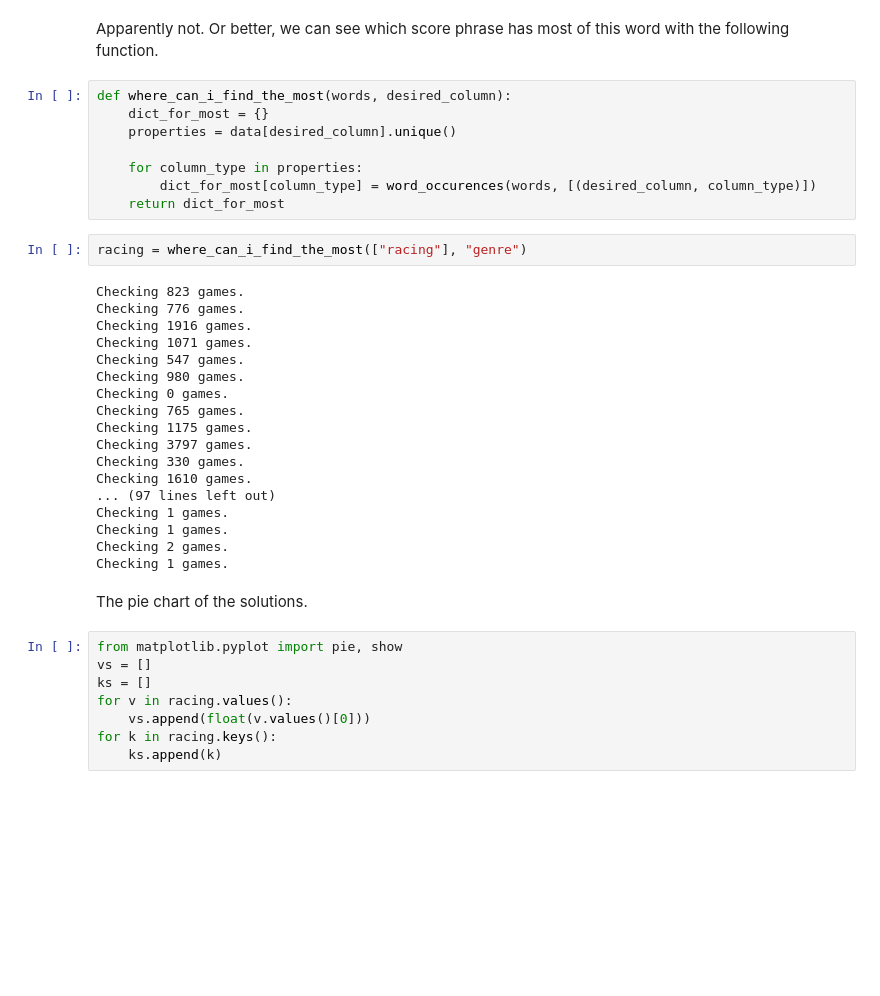
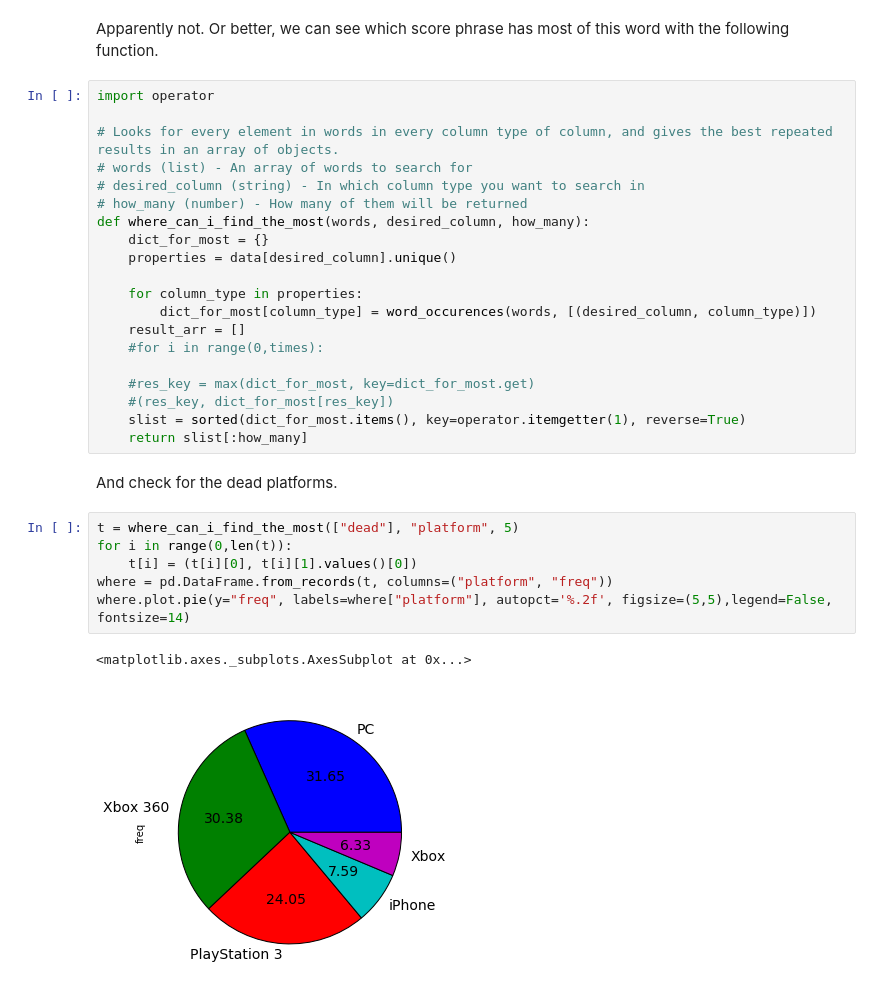
Before and after one commit to unalakunal/game-names, a Jupyter notebook: words-from-game-titles.ipynb, the cells around one changed output. Drawn from its saved outputs; the diff is of its cells as text; blank space fills up the shorter version.

```diff
--- a/words-from-game-titles.ipynb
+++ b/words-from-game-titles.ipynb
@@ -192,40 +190,33 @@ Checking 55 games.
 # %% [markdown]
 Apparently not. Or better, we can see which score phrase has most of this word with the following function.
-# %%
-def where_can_i_find_the_most(words, desired_column):
-    dict_for_most = {}
-    properties = data[desired_column].unique()
-
-    for column_type in properties:
-        dict_for_most[column_type] = word_occurences(words, [(desired_column, column_type)])
-    return dict_for_most
-# %%
-racing = where_can_i_find_the_most(["racing"], "genre")
-# %% [output]
-Checking 823 games.
-Checking 776 games.
-Checking 1916 games.
-Checking 1071 games.
-Checking 547 games.
-Checking 980 games.
-Checking 0 games.
-Checking 765 games.
-Checking 1175 games.
-Checking 3797 games.
-Checking 330 games.
-Checking 1610 games.
-... (97 lines left out)
-Checking 1 games.
-Checking 1 games.
-Checking 2 games.
-Checking 1 games.
-# %% [markdown]
-The pie chart of the solutions.
-# %%
-from matplotlib.pyplot import pie, show
-vs = []
-ks = []
-for v in racing.values():
-    vs.append(float(v.values()[0]))
-for k in racing.keys():
-    ks.append(k)
+# %%
+import operator
+
+# Looks for every element in words in every column type of column, and gives the best repeated results in an array of objects.
+# words (list) - An array of words to search for
+# desired_column (string) - In which column type you want to search in
+# how_many (number) - How many of them will be returned
+def where_can_i_find_the_most(words, desired_column, how_many):
+    dict_for_most = {}
+    properties = data[desired_column].unique()
+
+    for column_type in properties:
+        dict_for_most[column_type] = word_occurences(words, [(desired_column, column_type)])
+    result_arr = []
+    #for i in range(0,times):
+
+    #res_key = max(dict_for_most, key=dict_for_most.get)
+    #(res_key, dict_for_most[res_key])
+    slist = sorted(dict_for_most.items(), key=operator.itemgetter(1), reverse=True)
+    return slist[:how_many]
+# %% [markdown]
+And check for the dead platforms.
+# %%
+t = where_can_i_find_the_most(["dead"], "platform", 5)
+for i in range(0,len(t)):
+    t[i] = (t[i][0], t[i][1].values()[0])
+where = pd.DataFrame.from_records(t, columns=("platform", "freq"))
+where.plot.pie(y="freq", labels=where["platform"], autopct='%.2f', figsize=(5,5),legend=False, fontsize=14)
+# %% [output]
+<matplotlib.axes._subplots.AxesSubplot at 0x...>
+[figure, added]
```
Also changed, not shown: parts of 13 cells of this notebook.
